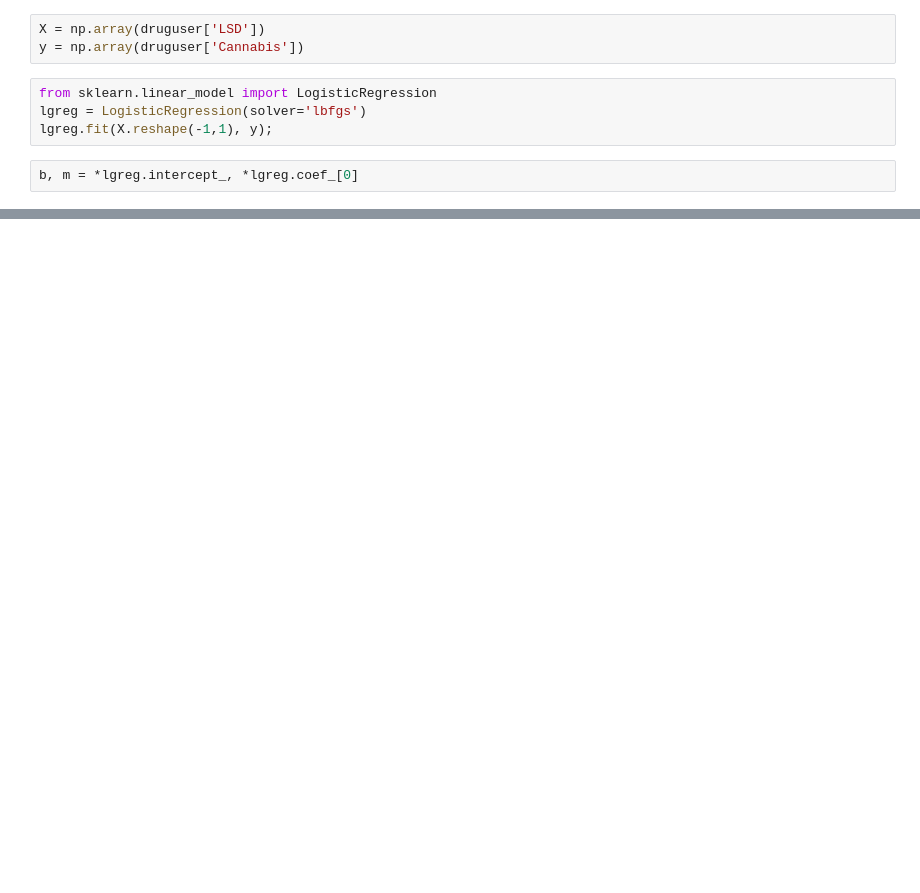
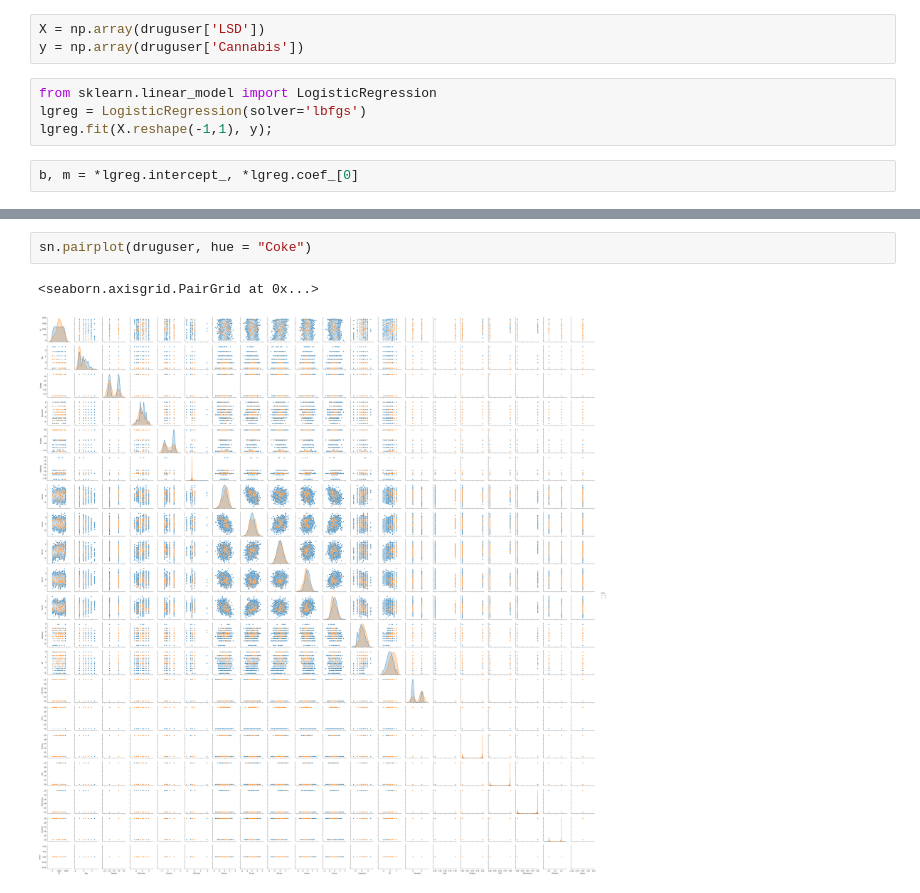
Before and after one commit to JeremyT99/STAT-411-Group-Project, a Jupyter notebook: Group presentation.ipynb, the cells around one changed output, grey strips where cells are left out. Saved outputs shown, nothing was run; the diff lists cells and outputs as text; blank space fills up the shorter version.

```diff
--- a/Group presentation.ipynb
+++ b/Group presentation.ipynb
@@ -86,0 +88,5 @@ dec_boundary
+# %%
+sn.pairplot(druguser, hue = "Coke")
+# %% [output]
+<seaborn.axisgrid.PairGrid at 0x...>
+[figure, added]
```
Also changed, not shown: parts of 6 cells of this notebook.
